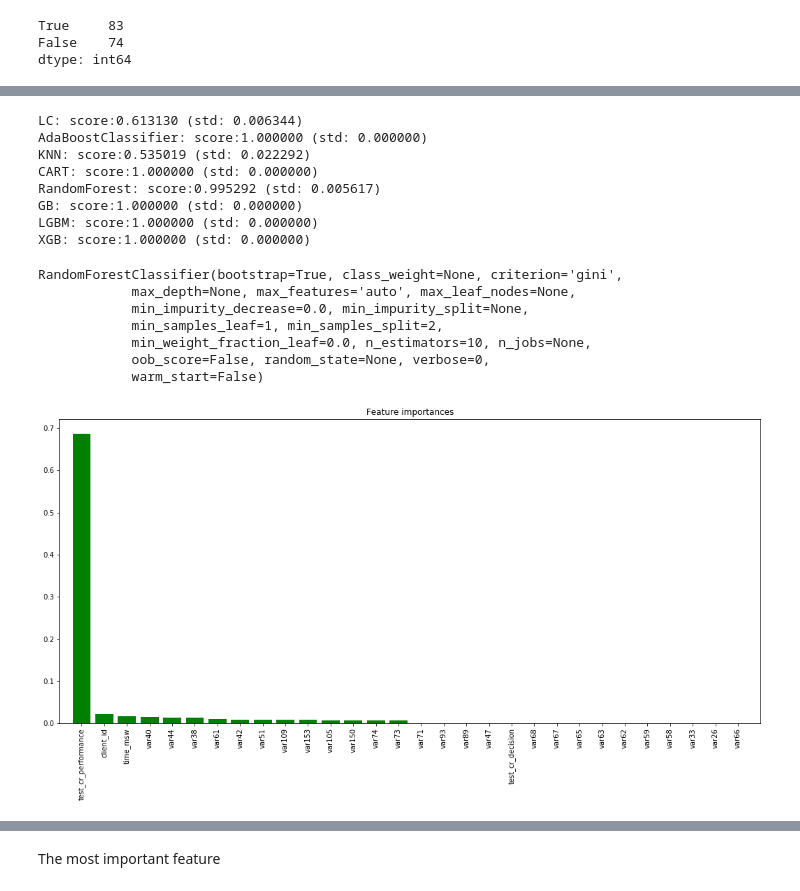
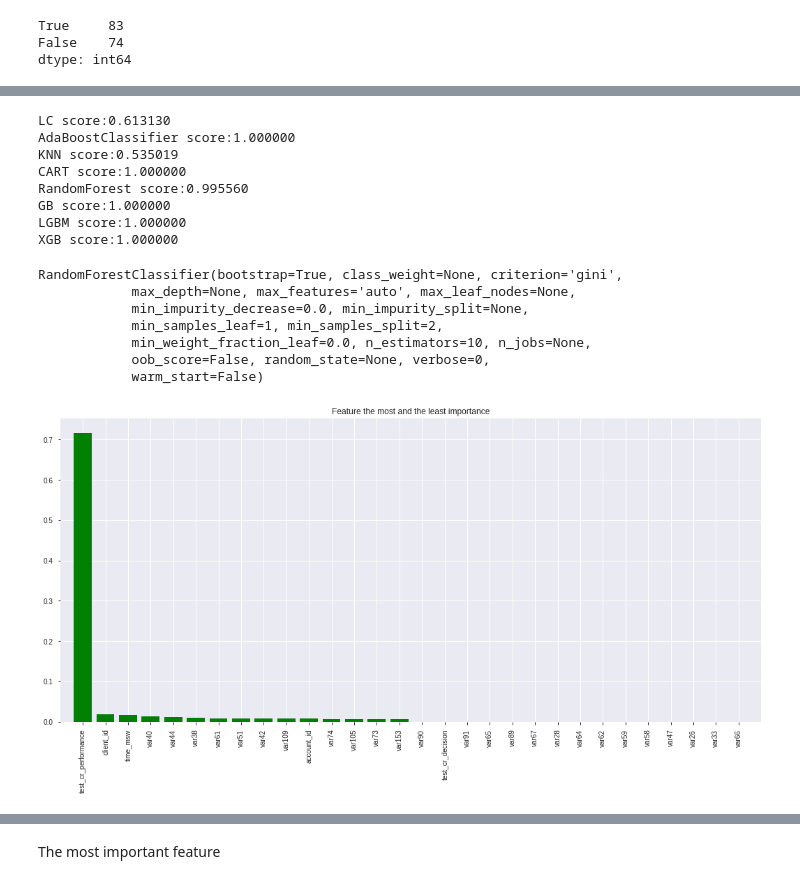
Before and after one commit to maximenkooo/JSPrediction, a Jupyter notebook: JS.ipynb, the cells around one changed output, grey strips where cells are left out. Cells and saved outputs as stored; diff of their text form; code cells hidden in the pictures.

Commit message:
Add the new features, trying upgrade model

```diff
--- a/JS.ipynb
+++ b/JS.ipynb
@@ -196,17 +227,20 @@ for name, model in models:
     cv_results = cross_val_score(model, X, y, cv=kfold, scoring='roc_auc')
     results.append(cv_results)
     names.append(name)
-    msg = "%s: score:%f (std: %f)" % (name, cv_results.mean(), cv_results.std())
+    msg = "%s score:%f" % (name, cv_results.mean())
+    df_scores = df_scores.append({'model':name,'score':cv_results.mean(), 'metric':'roc_auc',
+                                  'parameters':'raw','commit':'base model from the box; determinate labels;',
+                                  'time':datetime.now()}, ignore_index = True)
     print(msg)
 # %% [output]
-LC: score:0.613130 (std: 0.006344)
-AdaBoostClassifier: score:1.000000 (std: 0.000000)
-KNN: score:0.535019 (std: 0.022292)
-CART: score:1.000000 (std: 0.000000)
-RandomForest: score:0.995292 (std: 0.005617)
-GB: score:1.000000 (std: 0.000000)
-LGBM: score:1.000000 (std: 0.000000)
-XGB: score:1.000000 (std: 0.000000)
+LC score:0.613130
+AdaBoostClassifier score:1.000000
+KNN score:0.535019
+CART score:1.000000
+RandomForest score:0.995560
+GB score:1.000000
+LGBM score:1.000000
+XGB score:1.000000
 # %%
 clf = RandomForestClassifier()
 # %%
@@ -222,17 +256,17 @@ RandomForestClassifier(bootstrap=True, class_weight=None, criterion='gini',
 # %%
 feat_names = df.columns
 importances = clf.feature_importances_
 # indices = np.argsort(importances)
 indices = np.concatenate([np.argsort(importances)[::-1][:15],np.argsort(importances)[::-1][-15:]])
 
 plt.figure(figsize=(18,8))
-plt.title("Feature importances")
+plt.title("Feature the most and the least importance")
 plt.bar(range(len(indices)), importances[indices], color="g", align="center")
 plt.xticks(range(len(indices)), feat_names[indices], rotation='vertical')
 plt.xlim([-1, len(indices)])
 plt.show()
 # %% [output]
-[figure, old version]
+[figure, new version]
 # %%
 less_important = np.argsort(importances)[::-1][:30]
 plt.figure(figsize=(12,8))
```
Also changed, not shown: parts of 144 cells of this notebook.
